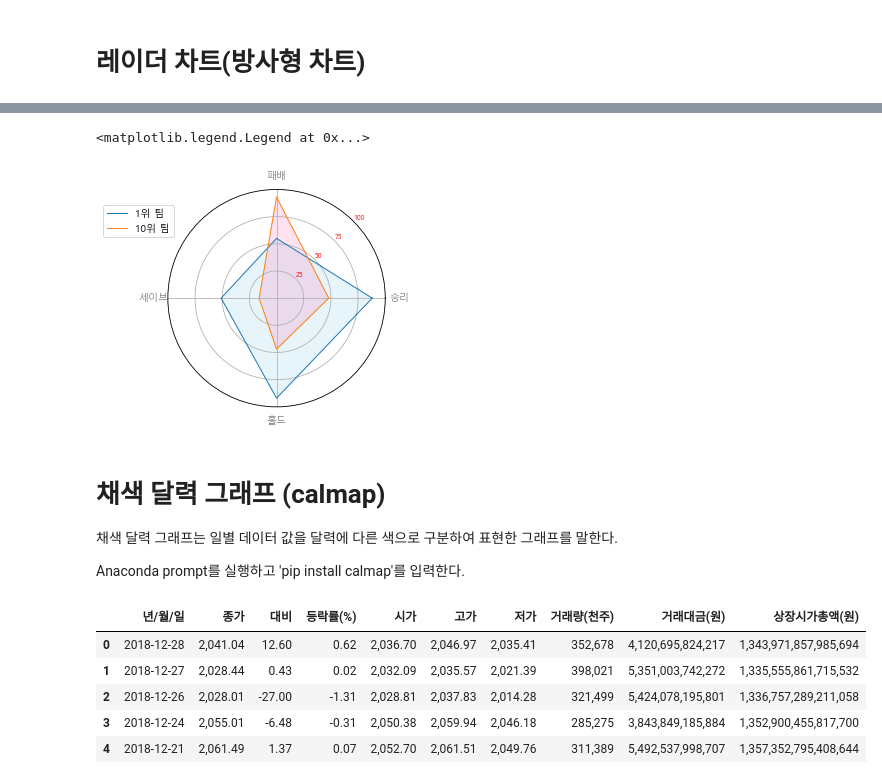
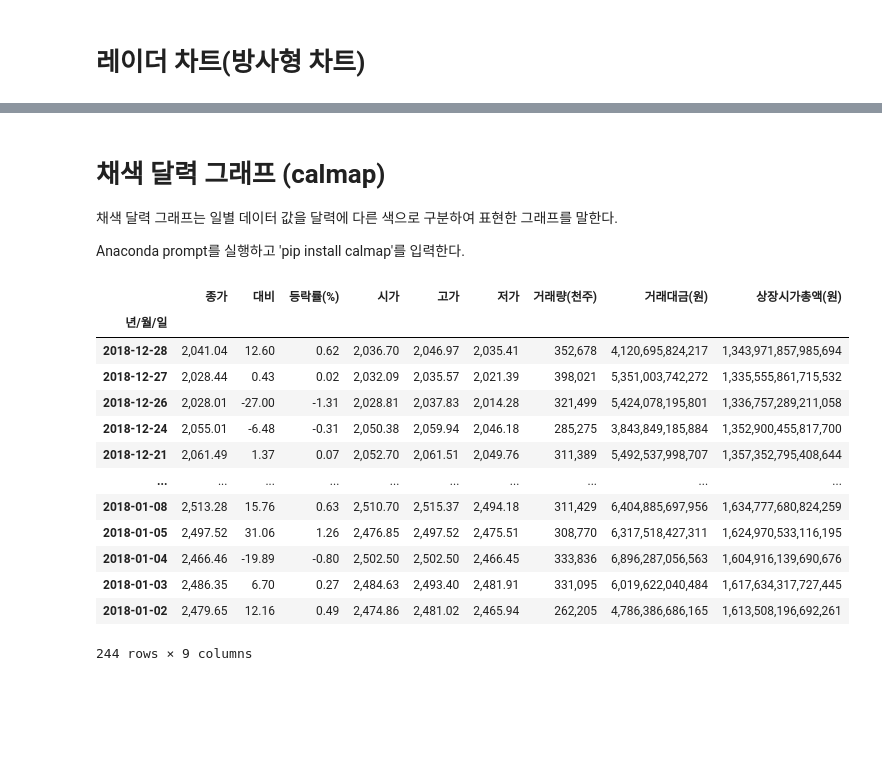
Before and after one commit to Castlegus/python-machine-learning-pandas-data-analysis, a Jupyter notebook: 6. part 4 시각화, part5 시계열데이터/다양한 시각화.ipynb, the cells around one changed output, grey strips where cells are left out. Saved outputs shown, nothing was run; the diff lists cells and outputs as text; code cells hidden in the pictures; blank space fills up the shorter version.

```diff
--- a/6. part 4 시각화, part5 시계열데이터/다양한 시각화.ipynb
+++ b/6. part 4 시각화, part5 시계열데이터/다양한 시각화.ipynb
@@ -130,7 +182,7 @@ ax = plt.subplot(111, polar=True) # 극좌표를 사용하기 위해 polar = Tru
 plt.xticks(deg[:-1], var, color='grey', size=10) # 변수 4개의 값을 x축의 값으로 표시한다. 폰트 색은 그레이, 사이즈 10
 
 ax.set_rlabel_position(45) # 극좌표의 반경(radial)을 나타낼 각도를 45도로 지정한다.
-plt.yticks([25,50,75,100], ["25","50","75","100"], color="red", size=7)
+plt.yticks([25,50,75,100], ["25","50","75","100"], color="red", size=10)
 plt.ylim(0,100) # 반경을 나타내는 y축 값의 범위
 
 ax.plot(deg, val1, linewidth=1, linestyle='solid', label='1위 팀')
@@ -142,6 +194,3 @@ ax.fill(deg, val2, 'hotpink', alpha=0.2)
 plt.legend(loc='best', bbox_to_anchor=(0.05, 0.95)) # bbox_to_anchor 옵션은 범례 상자가 위치하는 절대 좌표를 지정한다.
                                                     # (0.05, 0.95)는 가로 방향으로 0.5, 세로 방향으로 0.95 위치를 나타낸다.
                                                     # 따라서 화면의 왼쪽 상단에 위치한다.
-# %% [output]
-<matplotlib.legend.Legend at 0x...>
-[figure, removed]
@@ -153,15 +218,24 @@ Anaconda prompt를 실행하고 'pip install calmap'를 입력한다.
 # %%
 import pandas as pd
 import calmap
 import matplotlib.pyplot as plt
 
 # KOSPI 데이터 준비 (2018년 kospi 주가 지수 일별 데이터)
 df = pd.read_excel('kospi.xls', parse_dates=['년/월/일'])
-df.head()
+df = df.set_index('년/월/일', drop=True)
+df
 # %% [output]
-|  | 년/월/일 | 종가 | 대비 | 등락률(%) | 시가 | 고가 | 저가 | 거래량(천주) | 거래대금(원) | 상장시가총액(원) |
-| 0 | 2018-12-28 | 2,041.04 | 12.60 | 0.62 | 2,036.70 | 2,046.97 | 2,035.41 | 352,678 | 4,120,695,824,217 | 1,343,971,857,985,694 |
-| 1 | 2018-12-27 | 2,028.44 | 0.43 | 0.02 | 2,032.09 | 2,035.57 | 2,021.39 | 398,021 | 5,351,003,742,272 | 1,335,555,861,715,532 |
-| 2 | 2018-12-26 | 2,028.01 | -27.00 | -1.31 | 2,028.81 | 2,037.83 | 2,014.28 | 321,499 | 5,424,078,195,801 | 1,336,757,289,211,058 |
-| 3 | 2018-12-24 | 2,055.01 | -6.48 | -0.31 | 2,050.38 | 2,059.94 | 2,046.18 | 285,275 | 3,843,849,185,884 | 1,352,900,455,817,700 |
-| 4 | 2018-12-21 | 2,061.49 | 1.37 | 0.07 | 2,052.70 | 2,061.51 | 2,049.76 | 311,389 | 5,492,537,998,707 | 1,357,352,795,408,644 |
+|  | 종가 | 대비 | 등락률(%) | 시가 | 고가 | 저가 | 거래량(천주) | 거래대금(원) | 상장시가총액(원) |
+| 년/월/일 |  |  |  |  |  |  |  |  |  |
+| 2018-12-28 | 2,041.04 | 12.60 | 0.62 | 2,036.70 | 2,046.97 | 2,035.41 | 352,678 | 4,120,695,824,217 | 1,343,971,857,985,694 |
+| 2018-12-27 | 2,028.44 | 0.43 | 0.02 | 2,032.09 | 2,035.57 | 2,021.39 | 398,021 | 5,351,003,742,272 | 1,335,555,861,715,532 |
+| 2018-12-26 | 2,028.01 | -27.00 | -1.31 | 2,028.81 | 2,037.83 | 2,014.28 | 321,499 | 5,424,078,195,801 | 1,336,757,289,211,058 |
+| 2018-12-24 | 2,055.01 | -6.48 | -0.31 | 2,050.38 | 2,059.94 | 2,046.18 | 285,275 | 3,843,849,185,884 | 1,352,900,455,817,700 |
+| 2018-12-21 | 2,061.49 | 1.37 | 0.07 | 2,052.70 | 2,061.51 | 2,049.76 | 311,389 | 5,492,537,998,707 | 1,357,352,795,408,644 |
+| ... | ... | ... | ... | ... | ... | ... | ... | ... | ... |
+| 2018-01-08 | 2,513.28 | 15.76 | 0.63 | 2,510.70 | 2,515.37 | 2,494.18 | 311,429 | 6,404,885,697,956 | 1,634,777,680,824,259 |
+| 2018-01-05 | 2,497.52 | 31.06 | 1.26 | 2,476.85 | 2,497.52 | 2,475.51 | 308,770 | 6,317,518,427,311 | 1,624,970,533,116,195 |
+| 2018-01-04 | 2,466.46 | -19.89 | -0.80 | 2,502.50 | 2,502.50 | 2,466.45 | 333,836 | 6,896,287,056,563 | 1,604,916,139,690,676 |
+| 2018-01-03 | 2,486.35 | 6.70 | 0.27 | 2,484.63 | 2,493.40 | 2,481.91 | 331,095 | 6,019,622,040,484 | 1,617,634,317,727,445 |
+| 2018-01-02 | 2,479.65 | 12.16 | 0.49 | 2,474.86 | 2,481.02 | 2,465.94 | 262,205 | 4,786,386,686,165 | 1,613,508,196,692,261 |
+244 rows × 9 columns
```
Also changed, not shown: parts of 19 cells of this notebook.
